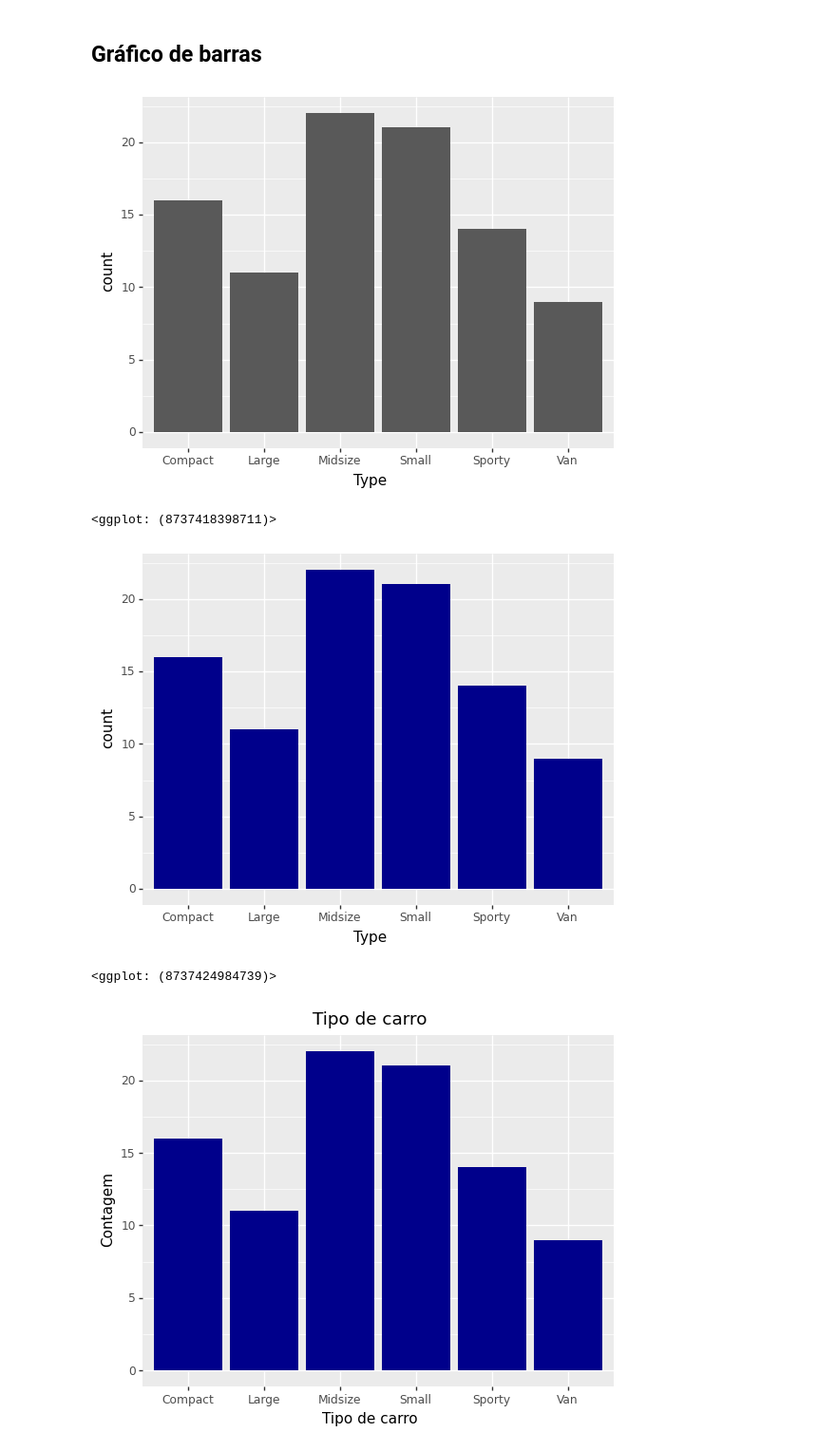
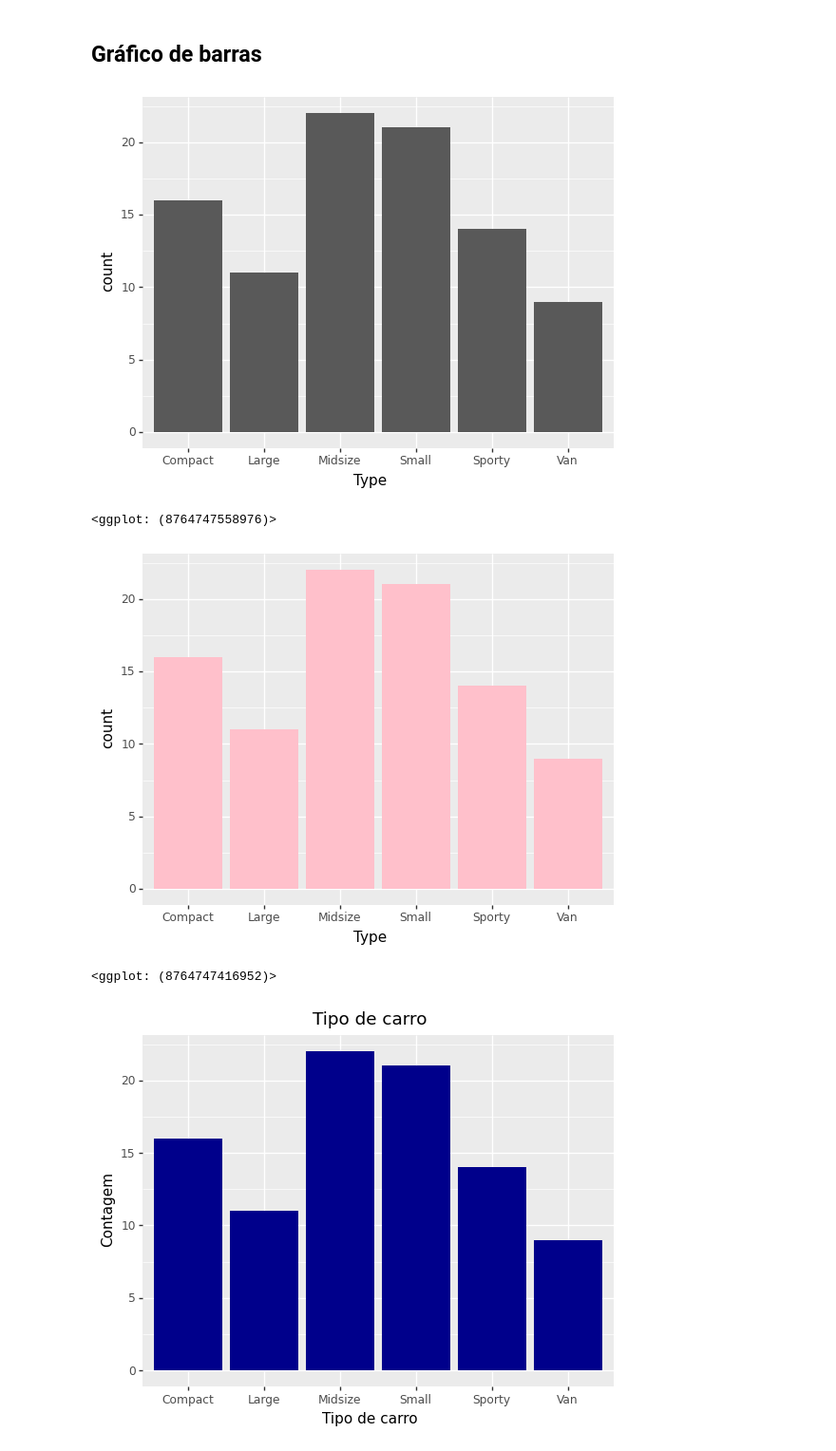
Before and after one commit to mgcid/intro_python_verao_ime_2023, a Jupyter notebook: notebooks/aula04.ipynb, the cells around one changed output. Shown at 95% size. Saved outputs shown, nothing was run; the diff lists cells and outputs as text; code cells hidden in the pictures.

```diff
--- a/notebooks/aula04.ipynb
+++ b/notebooks/aula04.ipynb
@@ -133,3 +135,6 @@ cars93.describe()
 | 50% | 14.700000 | 17.700000 | 19.600000 | 21.000000 | 28.000000 | 2.400000 | 140.000000 | 5200.000000 | 2340.000000 | ... |
 | 75% | 20.300000 | 23.300000 | 25.300000 | 25.000000 | 31.000000 | 3.300000 | 170.000000 | 5750.000000 | 2565.000000 | ... |
 | max | 45.400000 | 61.900000 | 80.000000 | 46.000000 | 50.000000 | 5.700000 | 300.000000 | 6500.000000 | 3755.000000 | ... |
+# %%
+cars93 = pd.read_csv("../dados/Cars93.csv")
+cars93.head(10)
@@ -206,15 +251,15 @@ ggplot(cars93, aes(x = "Horsepower")) # precisamos especificar o tipo de gráfic
  )
 # %% [output]
 [figure]
-<ggplot: (8737418398711)>
+<ggplot: (8764747558976)>
 # %%
 ## Gráfico de Barras
 (ggplot(cars93, aes(x = "Type")) +
- geom_bar(fill = "darkblue")
+ geom_bar(fill = "pink")
  )
 # %% [output]
-[figure, old version]
+[figure, new version]
-<ggplot: (8737424984739)>
+<ggplot: (8764747416952)>
 # %%
 ## Gráfico de Barras
 (ggplot(cars93, aes(x = "Type")) +
```
Also changed, not shown: parts of 9 cells of this notebook.
